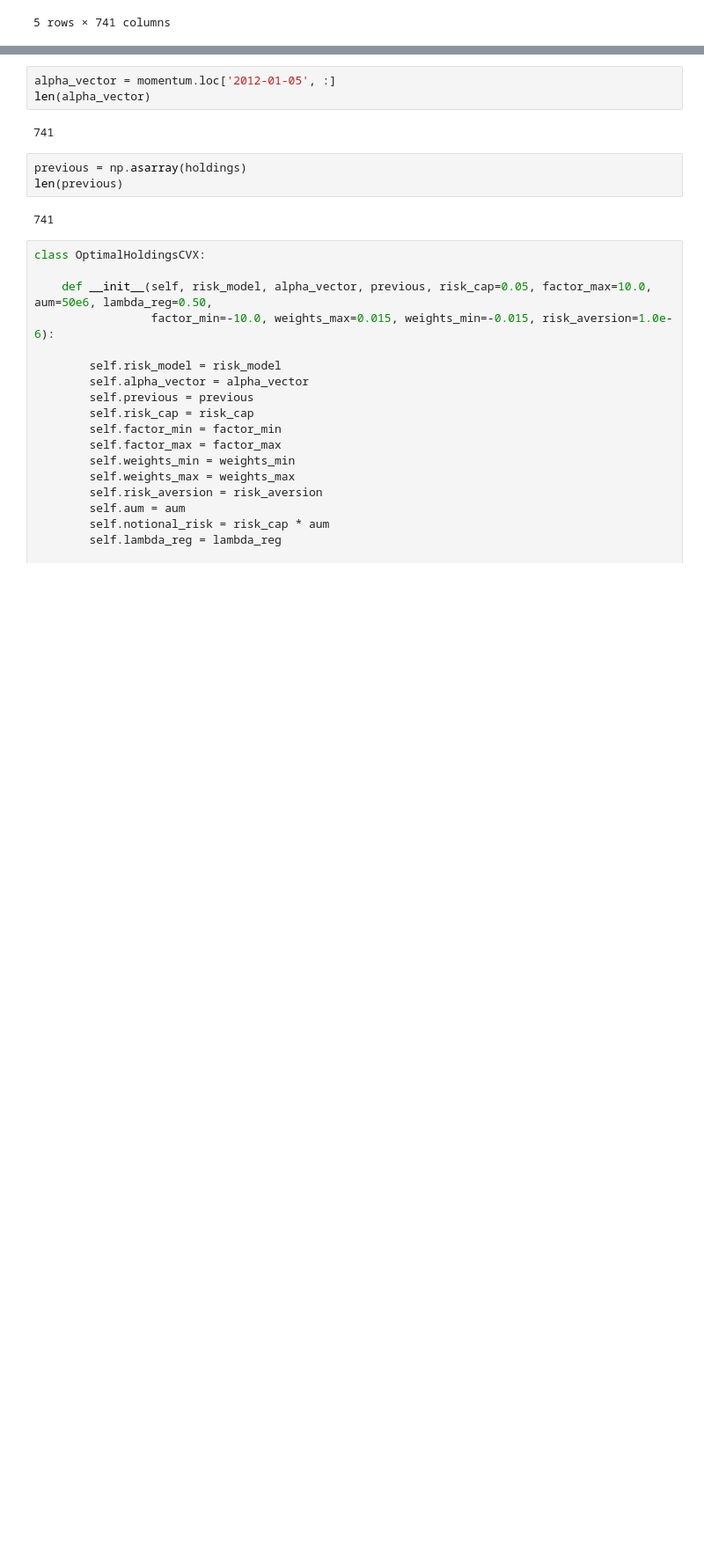
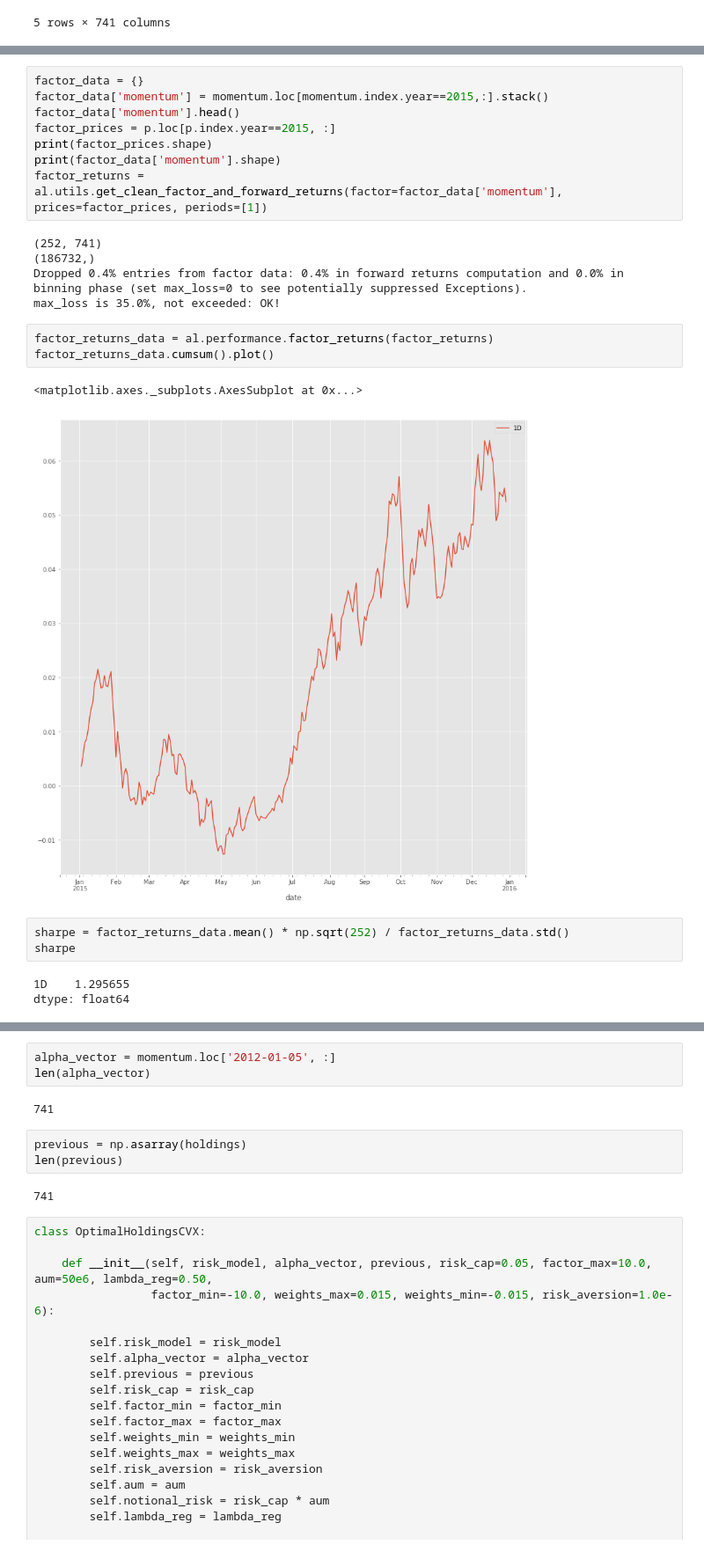
Before and after one commit to rwuebker/backtesting, a Jupyter notebook: backtesting_CVX.ipynb, the cells around one changed output, grey strips where cells are left out. Shown at 88% size. Saved outputs shown, nothing was run; the diff lists cells and outputs as text; blank space fills up the shorter version.

Commit message:
adds alpha analysis including sharpe, quantile analysis, turnover analysis

```diff
--- a/backtesting_CVX.ipynb
+++ b/backtesting_CVX.ipynb
@@ -236,0 +232,25 @@ Timestamp('2011-12-30 00:00:00')
+# %%
+factor_data = {}
+factor_data['momentum'] = momentum.loc[momentum.index.year==2015,:].stack()
+factor_data['momentum'].head()
+factor_prices = p.loc[p.index.year==2015, :]
+print(factor_prices.shape)
+print(factor_data['momentum'].shape)
+factor_returns = al.utils.get_clean_factor_and_forward_returns(factor=factor_data['momentum'], prices=factor_prices, periods=[1])
+# %% [output]
+(252, 741)
+(186732,)
+Dropped 0.4% entries from factor data: 0.4% in forward returns computation and 0.0% in binning phase (set max_loss=0 to see potentially suppressed Exceptions).
+max_loss is 35.0%, not exceeded: OK!
+# %%
+factor_returns_data = al.performance.factor_returns(factor_returns)
+factor_returns_data.cumsum().plot()
+# %% [output]
+<matplotlib.axes._subplots.AxesSubplot at 0x...>
+[figure, added]
+# %%
+sharpe = factor_returns_data.mean() * np.sqrt(252) / factor_returns_data.std()
+sharpe
+# %% [output]
+1D    1.295655
+dtype: float64
```
Also changed, not shown: parts of 8 cells of this notebook.
